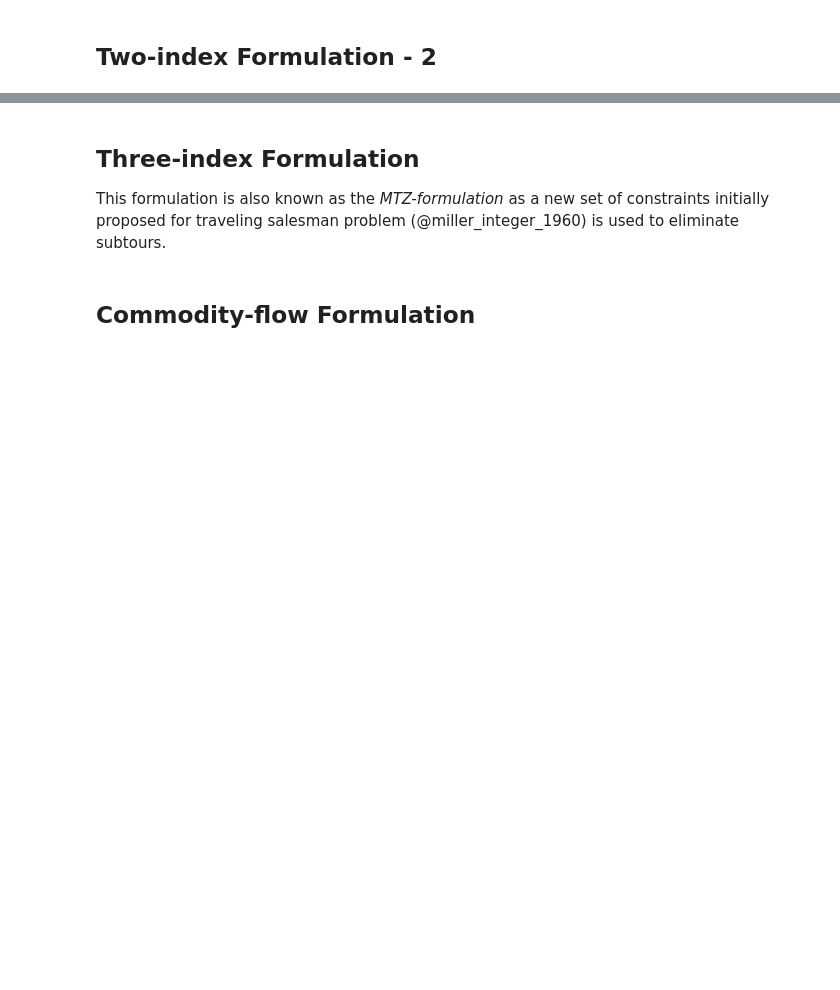
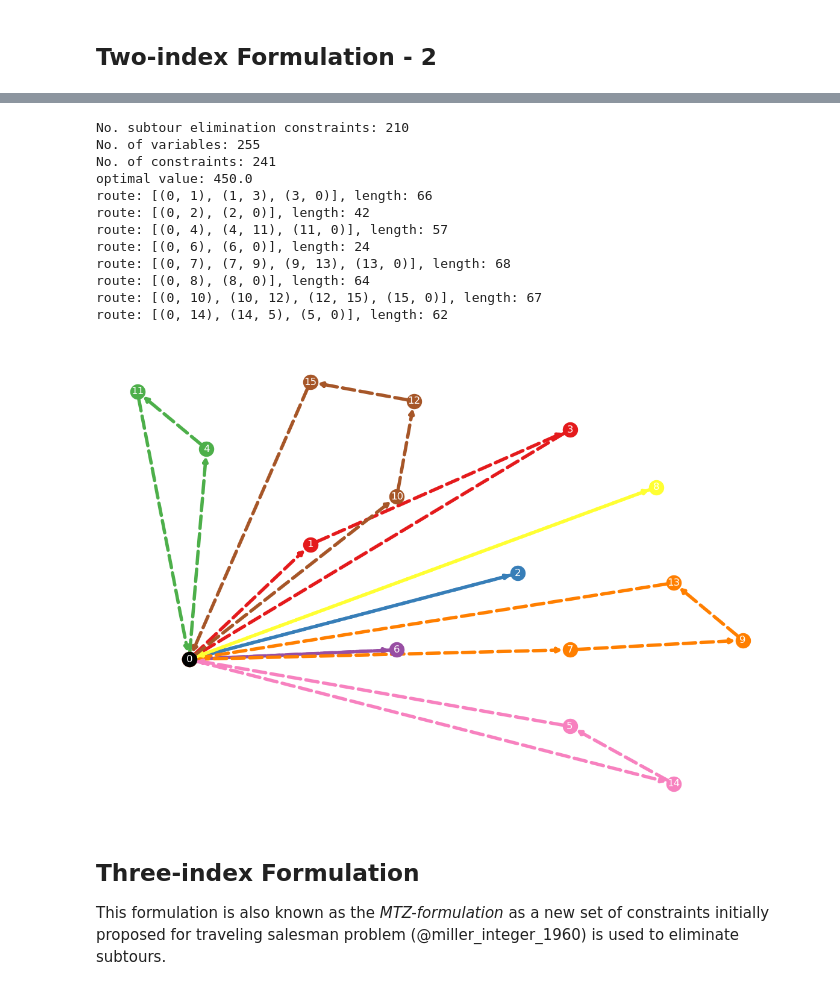
Before and after one commit to kunlei/python-ortools-notes, a Jupyter notebook: ip-cvrp.ipynb, the cells around one changed output, grey strips where cells are left out. Saved outputs shown, nothing was run; the diff lists cells and outputs as text; code cells hidden in the pictures; blank space fills up the shorter version.

Commit message:
update cvrp2 model

```diff
--- a/ip-cvrp.ipynb
+++ b/ip-cvrp.ipynb
@@ -187,7 +187,10 @@ class Node:
     def demand(self): return self._demand
 
     def __str__(self):
-        return f"id: {self._id}, x_coord: {self._x_coord}, y_coord: {self._y_coord}, demand: {self._demand}"
+        return f"id: {self._id},\
+            x_coord: {self._x_coord},\
+            y_coord: {self._y_coord},\
+            demand: {self._demand}"
 # %%
 class Vehicle:
     """a vehicle
@@ -659,6 +844,25 @@ In the next section, we will present another two index formulation to handle thi
+# %%
+cvrp2 = Cvrp2(CvrpDataCenter())
+cvrp2.read_instance("./data/cvrp/P-n16-k8.vrp")
+cvrp2.build_model()
+cvrp2.show_model_summary()
+cvrp2.optimize()
+cvrp2.show_opt_routes()
+# %% [output]
+No. subtour elimination constraints: 210
+No. of variables: 255
+No. of constraints: 241
+optimal value: 450.0
+route: [(0, 1), (1, 3), (3, 0)], length: 66
+route: [(0, 2), (2, 0)], length: 42
+route: [(0, 4), (4, 11), (11, 0)], length: 57
+route: [(0, 6), (6, 0)], length: 24
+route: [(0, 7), (7, 9), (9, 13), (13, 0)], length: 68
+route: [(0, 8), (8, 0)], length: 64
+route: [(0, 10), (10, 12), (12, 15), (15, 0)], length: 67
+route: [(0, 14), (14, 5), (5, 0)], length: 62
+[figure, added]
 # %% [markdown]
 ## Three-index Formulation
 
 This formulation is also known as the *MTZ-formulation* as a new set of constraints initially proposed for traveling salesman problem (@miller_integer_1960) is used to eliminate subtours.
-# %% [markdown]
-## Commodity-flow Formulation
```
Also changed, not shown: parts of 8 cells of this notebook.
